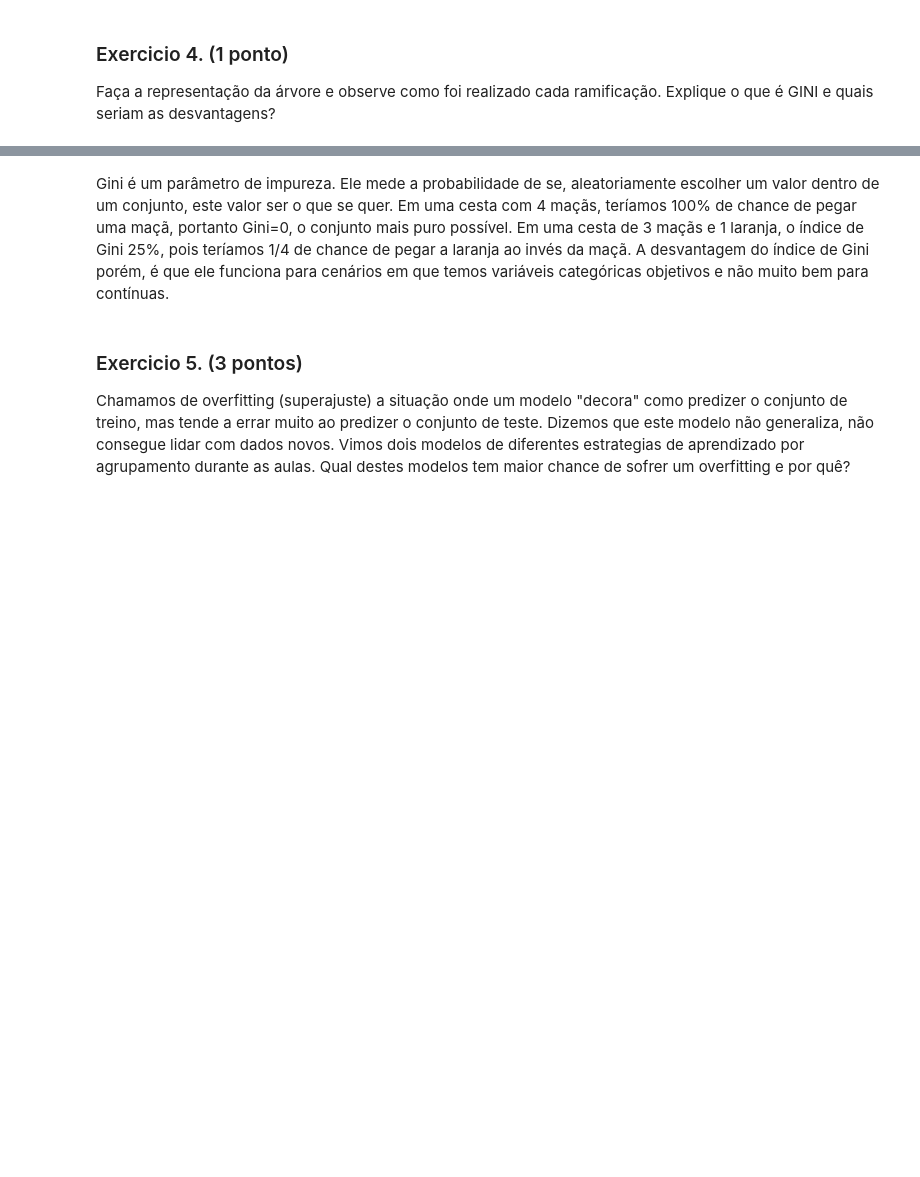
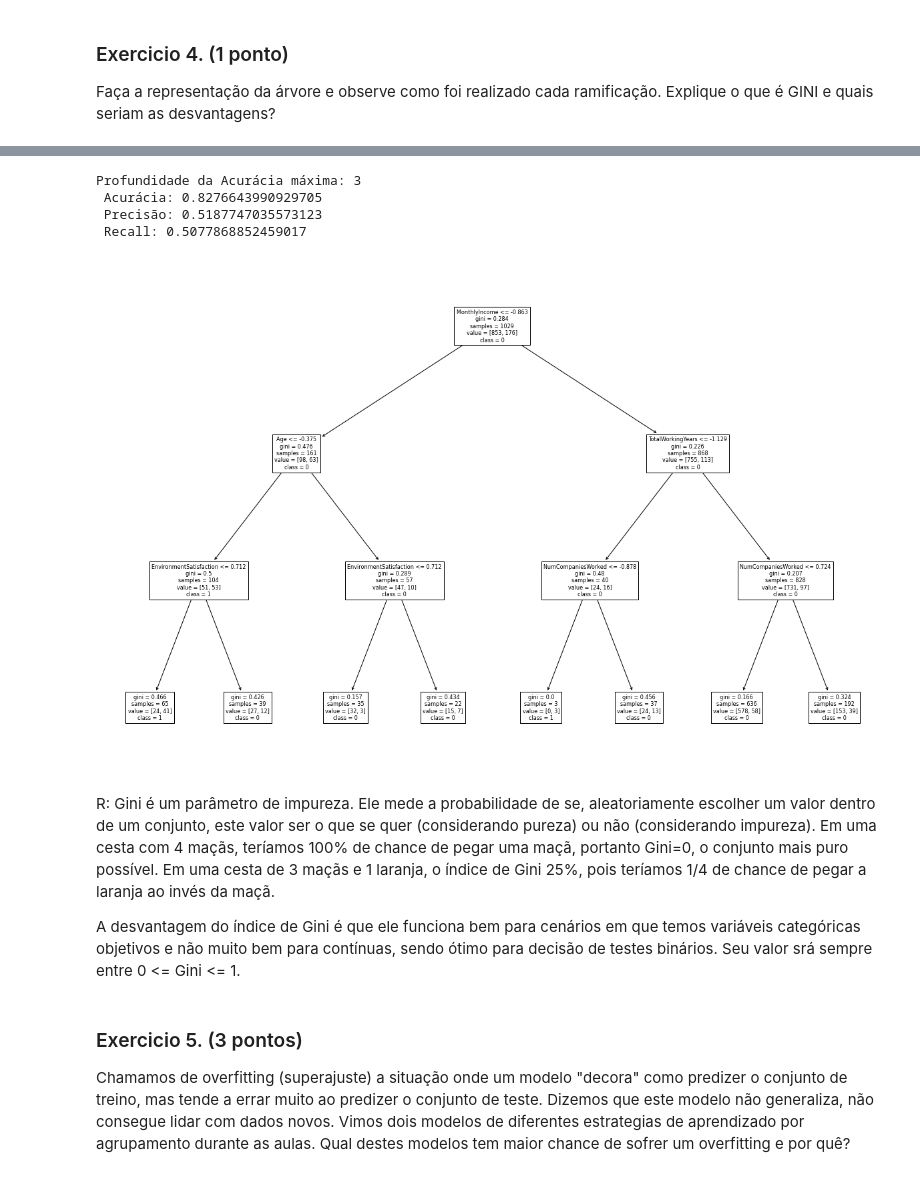
Before and after one commit to flaviowu/Blue_DS, a Jupyter notebook: Modulo3/Projeto1/Projeto1.M03.ipynb, the cells around one changed output, grey strips where cells are left out. Saved outputs shown, nothing was run; the diff lists cells and outputs as text; code cells hidden in the pictures; blank space fills up the shorter version.

```diff
--- a/Modulo3/Projeto1/Projeto1.M03.ipynb
+++ b/Modulo3/Projeto1/Projeto1.M03.ipynb
@@ -402,6 +405,51 @@ plt.show()
+# %%
+accuracy = []
+precision =[]
+recall = []
+depth = []
+
+for i in range(2,11):
+    dt = DecisionTreeClassifier(max_depth = i, random_state=42)
+    X_std = StandardScaler().fit_transform(X)
+    selector = RFE(dt, n_features_to_select=8, step=1)
+    selector = selector.fit(X_std, y)
+
+    X = X[X.columns[selector.support_]]
+    X_std = StandardScaler().fit_transform(X)
+    X_train, X_test, y_train, y_test = train_test_split(X_std, y, test_size = 0.3, random_state=42)
+    dt.fit(X_train, y_train)
+    y_pred = dt.predict(X_test)
+
+    depth.append(i)
+    accuracy.append(accuracy_score(y_test, y_pred))
+    precision.append(precision_score(y_test, y_pred, average='macro'))
+    recall.append(recall_score(y_test, y_pred, average='macro'))
+# %%
+max_accuracy = max(accuracy)
+idx_max_accuracy = accuracy.index(max_accuracy)
+print(f'Profundidade da Acurácia máxima: {depth[idx_max_accuracy]}\n Acurácia: {max_accuracy}\n Precisão: {precision[idx_max_accuracy]}\n Recall: {recall[idx_max_accuracy]}')
+# %% [output]
+Profundidade da Acurácia máxima: 3
+ Acurácia: 0.8276643990929705
+ Precisão: 0.5187747035573123
+ Recall: 0.5077868852459017
+# %%
+dt = DecisionTreeClassifier(max_depth = depth[idx_max_accuracy], random_state=42)
+selector = RFE(dt, n_features_to_select=8, step=1)
+selector = selector.fit(X, y)
+X_std = StandardScaler().fit_transform(X)
+X_train, X_test, y_train, y_test = train_test_split(X_std, y, test_size = 0.3, random_state=42)
+dt.fit(X_train, y_train)
+
+plt.figure(figsize = (21,14))
+plot_tree(dt, class_names=['0', '1'], feature_names = X.columns)
+plt.show()
+# %% [output]
+[figure, added]
 # %% [markdown]
-Gini é um parâmetro de impureza. Ele mede a probabilidade de se, aleatoriamente escolher um valor dentro de um conjunto, este valor ser o que se quer. Em uma cesta com 4 maçãs, teríamos 100% de chance de pegar uma maçã, portanto Gini=0, o conjunto mais puro possível. Em uma cesta de 3 maçãs e 1 laranja, o índice de Gini 25%, pois teríamos 1/4 de chance de pegar a laranja ao invés da maçã.
-A desvantagem do índice de Gini porém, é que ele funciona para cenários em que temos variáveis categóricas objetivos e não muito bem para contínuas.
+R: Gini é um parâmetro de impureza. Ele mede a probabilidade de se, aleatoriamente escolher um valor dentro de um conjunto, este valor ser o que se quer (considerando pureza) ou não (considerando impureza). Em uma cesta com 4 maçãs, teríamos 100% de chance de pegar uma maçã, portanto Gini=0, o conjunto mais puro possível. Em uma cesta de 3 maçãs e 1 laranja, o índice de Gini 25%, pois teríamos 1/4 de chance de pegar a laranja ao invés da maçã.
+
+A desvantagem do índice de Gini é que ele funciona bem para cenários em que temos variáveis categóricas objetivos e não muito bem para contínuas, sendo ótimo para decisão de testes binários. Seu valor srá sempre entre 0 <= Gini <= 1.
 # %% [markdown]
 ### Exercicio 5. (3 pontos)
 Chamamos de overfitting (superajuste) a situação onde um modelo "decora" como predizer o conjunto de treino, mas tende a errar muito ao predizer o conjunto de teste. Dizemos que este modelo não generaliza, não consegue lidar com dados novos. Vimos dois modelos de diferentes estrategias de aprendizado por agrupamento durante as aulas. Qual destes modelos tem maior chance de sofrer um overfitting e por quê?
```
Also changed, not shown: parts of 9 cells of this notebook.
